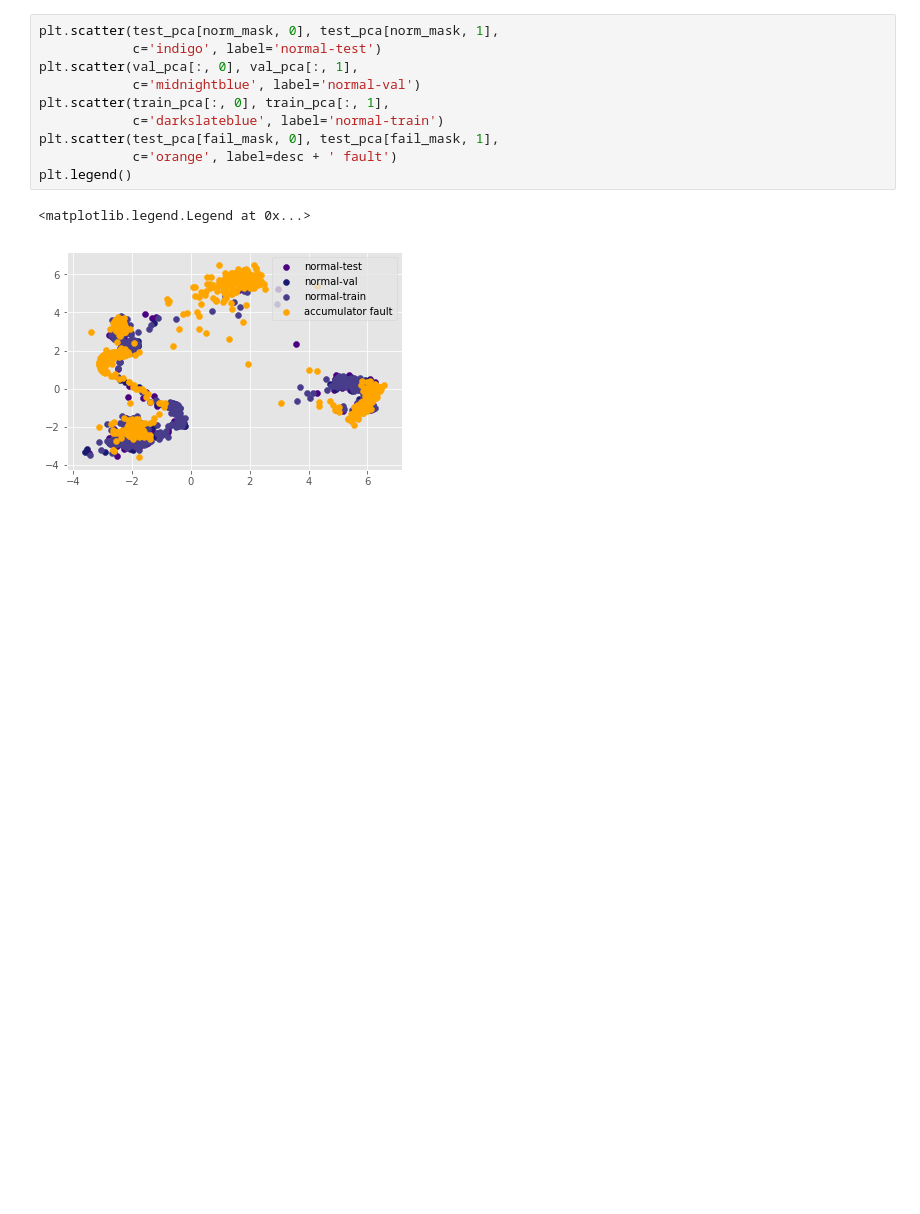
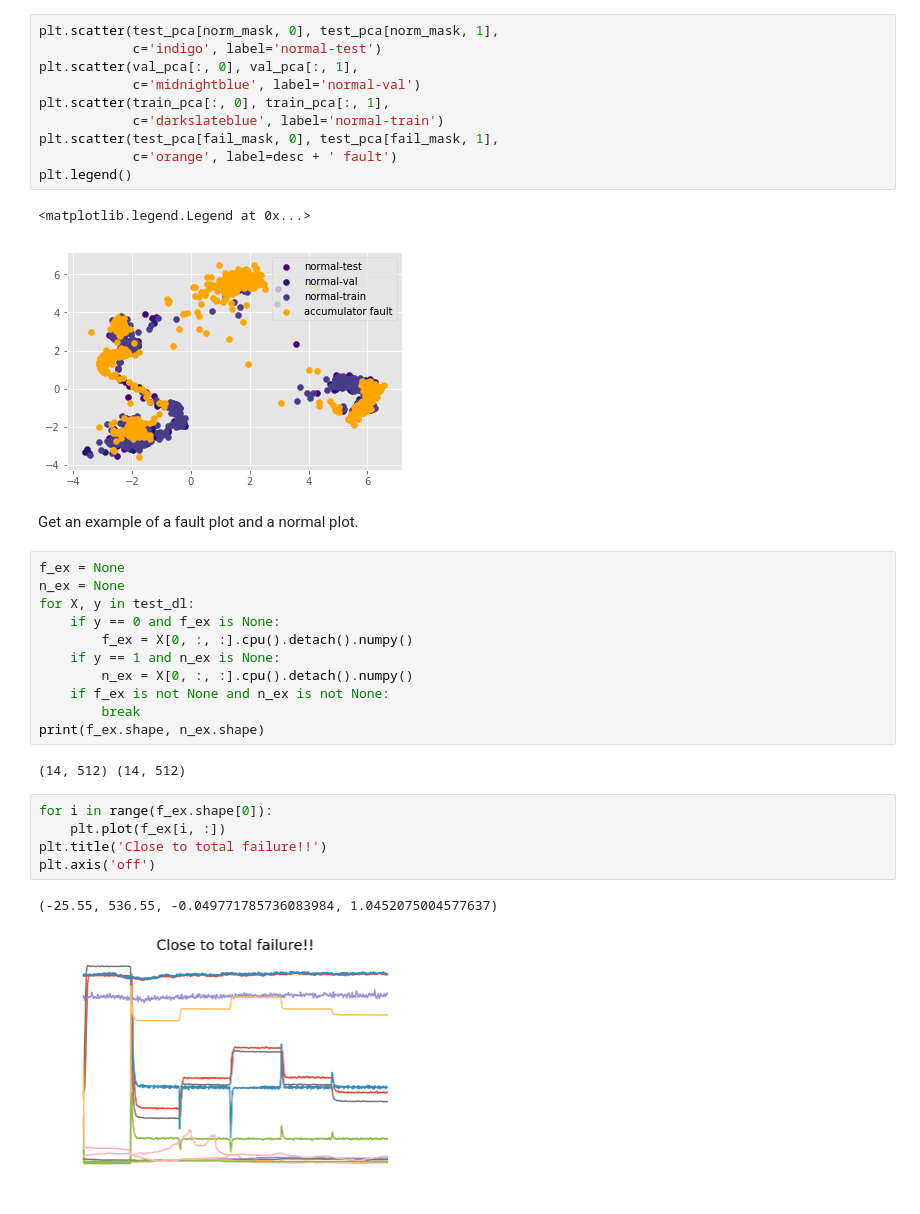
Before and after one commit to mttmac/glance, a Jupyter notebook: VAE_MSE_classification.ipynb, the cells around one changed output. Drawn from its saved outputs; the diff is of its cells as text; blank space fills up the shorter version.

```diff
--- a/VAE_MSE_classification.ipynb
+++ b/VAE_MSE_classification.ipynb
@@ -470,3 +473,26 @@ plt.legend()
 # %% [output]
 <matplotlib.legend.Legend at 0x...>
 [figure]
+# %% [markdown]
+Get an example of a fault plot and a normal plot.
+# %%
+f_ex = None
+n_ex = None
+for X, y in test_dl:
+    if y == 0 and f_ex is None:
+        f_ex = X[0, :, :].cpu().detach().numpy()
+    if y == 1 and n_ex is None:
+        n_ex = X[0, :, :].cpu().detach().numpy()
+    if f_ex is not None and n_ex is not None:
+        break
+print(f_ex.shape, n_ex.shape)
+# %% [output]
+(14, 512) (14, 512)
+# %%
+for i in range(f_ex.shape[0]):
+    plt.plot(f_ex[i, :])
+plt.title('Close to total failure!!')
+plt.axis('off')
+# %% [output]
+(-25.55, 536.55, -0.049771785736083984, 1.0452075004577637)
+[figure, added]
```
Also changed, not shown: parts of 8 cells of this notebook, 1 other file.
